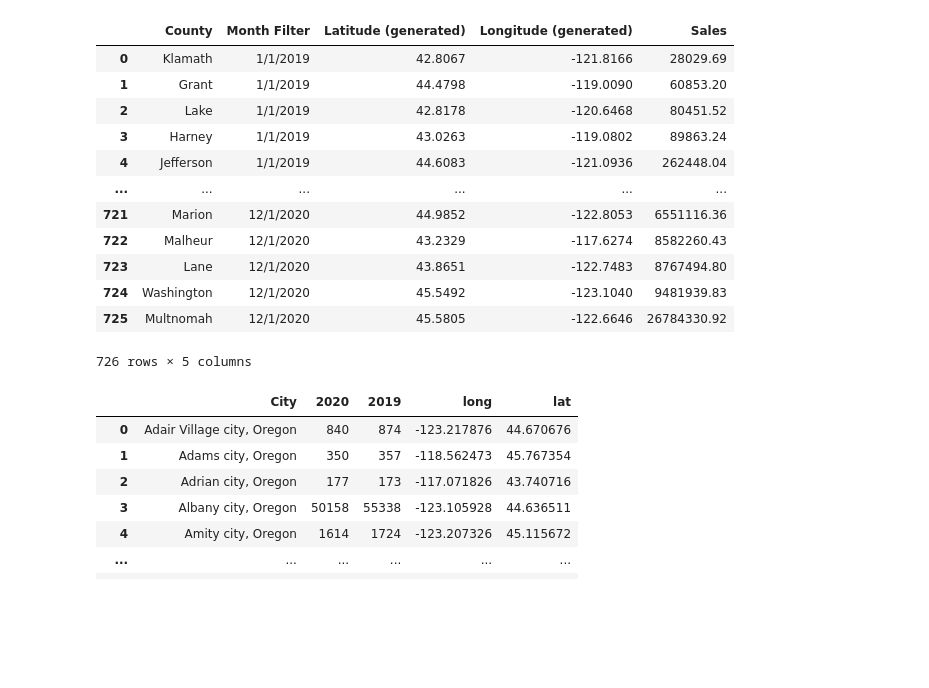
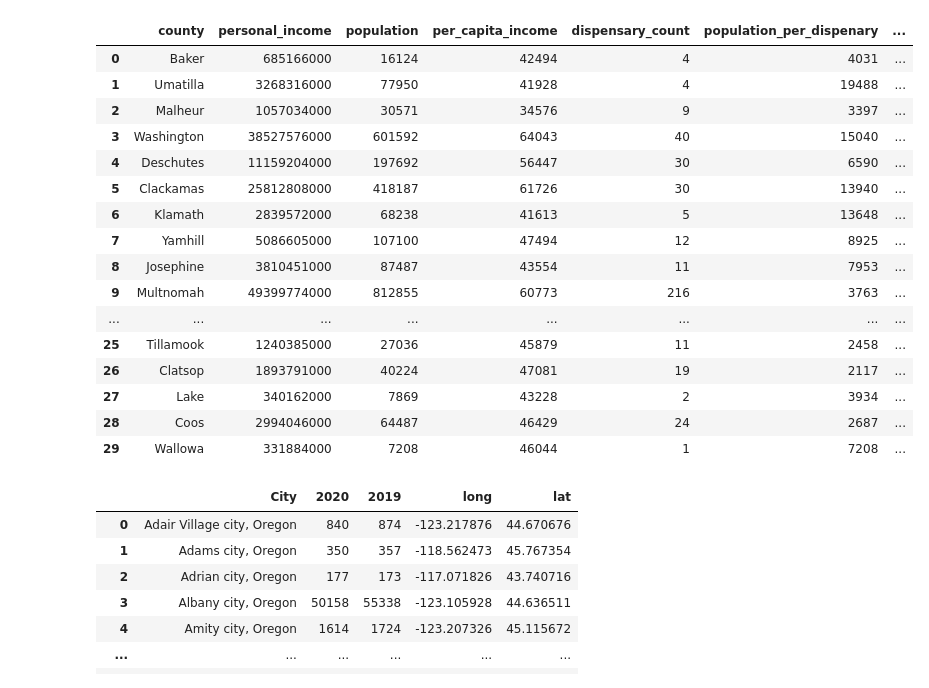
Before and after one commit to theesacker/Cannabis-Opportunity-Analysis, a Jupyter notebook: python/leos_notebook.ipynb, the cells around one changed output. Saved outputs shown, nothing was run; the diff lists cells and outputs as text; code cells hidden in the pictures; blank space fills up the shorter version.

Commit message:
updated county sales with lat long, updated db, and flask app

```diff
--- a/python/leos_notebook.ipynb
+++ b/python/leos_notebook.ipynb
@@ -7,27 +7,34 @@ county_per_cap_income_csv = "resources/County Per capita income.csv"
 city_coords_csv = "output/cityLatLong.csv"
 store_coords_csv = "output/storelatlong.csv"
 city_dispo_count_csv = "output/city_dispo_county_with_county.csv"
+
+summed_county_sales_csv = "output/2019_county_dispo_data_extended.csv"
 # %%
 county_sales_df = pd.read_csv(county_sales_csv)
 census_pop_df = pd.read_csv(city_coords_csv)
 county_per_cap_income_df = pd.read_csv(county_per_cap_income_csv)
 store_coords_df =  pd.read_csv(store_coords_csv)
 city_coords_df = pd.read_csv(city_coords_csv)
-county_sales_df
+summed_county_sales_df = pd.read_csv(summed_county_sales_csv)
+summed_county_sales_df
 # %% [output]
-|  | County | Month Filter | Latitude (generated) | Longitude (generated) | Sales |
-| 0 | Klamath | 1/1/2019 | 42.8067 | -121.8166 | 28029.69 |
-| 1 | Grant | 1/1/2019 | 44.4798 | -119.0090 | 60853.20 |
-| 2 | Lake | 1/1/2019 | 42.8178 | -120.6468 | 80451.52 |
-| 3 | Harney | 1/1/2019 | 43.0263 | -119.0802 | 89863.24 |
-| 4 | Jefferson | 1/1/2019 | 44.6083 | -121.0936 | 262448.04 |
-| ... | ... | ... | ... | ... | ... |
-| 721 | Marion | 12/1/2020 | 44.9852 | -122.8053 | 6551116.36 |
-| 722 | Malheur | 12/1/2020 | 43.2329 | -117.6274 | 8582260.43 |
-| 723 | Lane | 12/1/2020 | 43.8651 | -122.7483 | 8767494.80 |
-| 724 | Washington | 12/1/2020 | 45.5492 | -123.1040 | 9481939.83 |
-| 725 | Multnomah | 12/1/2020 | 45.5805 | -122.6646 | 26784330.92 |
+|  | county | personal_income | population | per_capita_income | dispensary_count | population_per_dispenary | ... |
+| 0 | Baker | 685166000 | 16124 | 42494 | 4 | 4031 | ... |
+| 1 | Umatilla | 3268316000 | 77950 | 41928 | 4 | 19488 | ... |
+| 2 | Malheur | 1057034000 | 30571 | 34576 | 9 | 3397 | ... |
+| 3 | Washington | 38527576000 | 601592 | 64043 | 40 | 15040 | ... |
+| 4 | Deschutes | 11159204000 | 197692 | 56447 | 30 | 6590 | ... |
+| 5 | Clackamas | 25812808000 | 418187 | 61726 | 30 | 13940 | ... |
+| 6 | Klamath | 2839572000 | 68238 | 41613 | 5 | 13648 | ... |
+| 7 | Yamhill | 5086605000 | 107100 | 47494 | 12 | 8925 | ... |
+| 8 | Josephine | 3810451000 | 87487 | 43554 | 11 | 7953 | ... |
+| 9 | Multnomah | 49399774000 | 812855 | 60773 | 216 | 3763 | ... |
+| ... | ... | ... | ... | ... | ... | ... | ... |
+| 25 | Tillamook | 1240385000 | 27036 | 45879 | 11 | 2458 | ... |
+| 26 | Clatsop | 1893791000 | 40224 | 47081 | 19 | 2117 | ... |
+| 27 | Lake | 340162000 | 7869 | 43228 | 2 | 3934 | ... |
+| 28 | Coos | 2994046000 | 64487 | 46429 | 24 | 2687 | ... |
+| 29 | Wallowa | 331884000 | 7208 | 46044 | 1 | 7208 | ... |
-726 rows × 5 columns
 # %%
 city_dispo_county = city_coords_df.rename(columns={"Geographic Area": "City"})
 city_dispo_county
```
Also changed, not shown: 4 other files.
